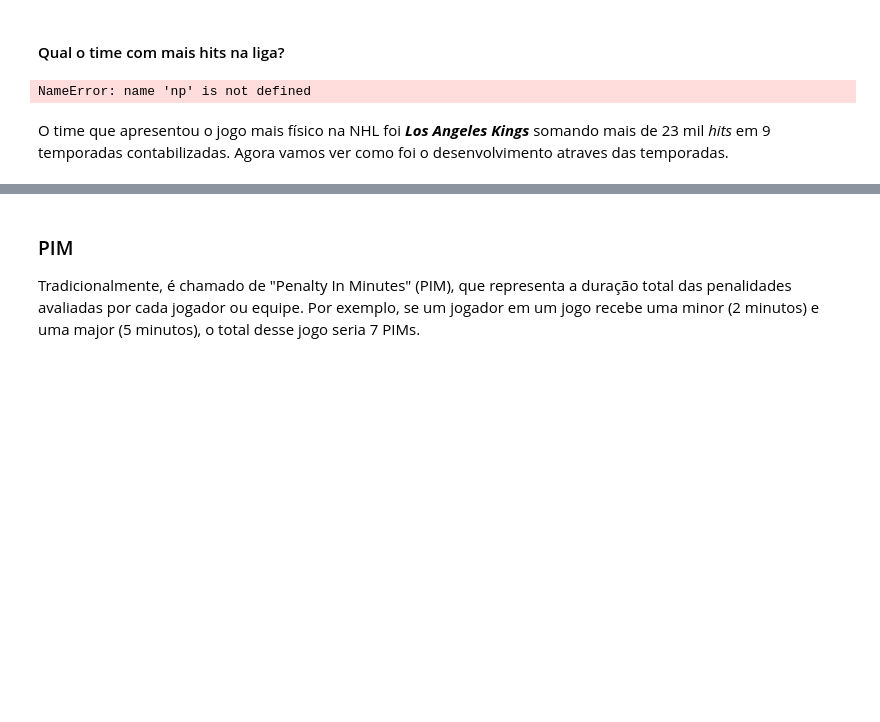
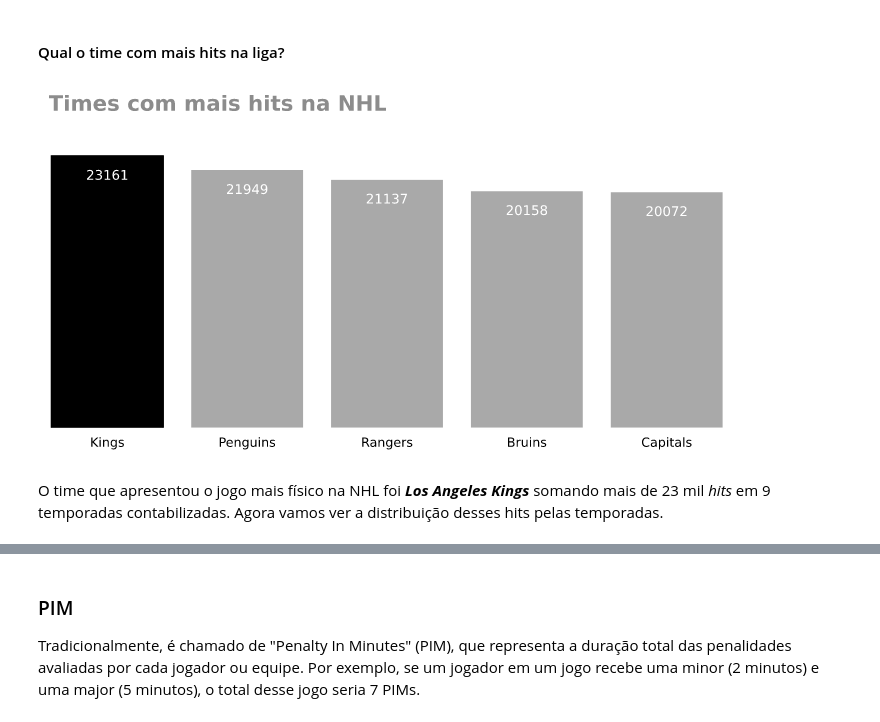
Before and after one commit to DanOakStats/NHL, a Jupyter notebook: eda_data_codeless.ipynb, the cells around one changed output, grey strips where cells are left out. Saved outputs shown, nothing was run; the diff lists cells and outputs as text; code cells hidden in the pictures; blank space fills up the shorter version.

```diff
--- a/eda_data_codeless.ipynb
+++ b/eda_data_codeless.ipynb
@@ -366,62 +373,8 @@ Quer ver a soma total ou a media dos gols (total ou media): total
 # %% [markdown]
 #### Qual o time com mais hits na liga?
-# %%
-team_hit = nhl_eda.groupby(["team_name"])["hits"].sum().nlargest()
-list(team_hit.index)
-
-x = np.arange(len(list(team_hit.index)))
-width_bar = 0.35
-
-# gerando grafico
-fig, ax = plt.subplots(figsize=(8, 4))
-rects1 = ax.bar(x, team_hit, label=list(team_hit.index), color='darkgrey')
-
-#criar função para dar labels automaticamente
-def autolabel(rects):
-    for rect in rects:
-        height = rect.get_height()
-        ax.annotate(
-                    '{}'.format(height),
-                    xy=(rect.get_x() + rect.get_width()/2,  height),
-                    xytext=(0, -20),  # offset
-                    textcoords="offset points",
-                    ha='center',
-                    va='bottom',
-                    fontsize=10,
-                    color="white",
-                    )
-
-# plotar labels dentro das barras
-autolabel(rects1)
-
-# titulo
-plt.text(-0.42, 27000, "Times com mais hits na NHL", fontsize=16, weight="bold", alpha=0.45)
-
-ax.set_xticks(x)
-ax.set_xticklabels(list(team_hit.index), fontsize=9.5)
-
-
-# estilizando imagem
-ax.spines['top'].set_visible(False)
-ax.spines['right'].set_visible(False)
-ax.spines['left'].set_visible(False)
-ax.spines['bottom'].set_visible(False)
-
-# # remover eixo y
-plt.gca().axes.get_yaxis().set_visible(False)
-
-#  remover xticks do eixo x
-plt.tick_params(
-    axis='both',
-    which='both',
-    bottom=False,
-    top=False,
-    left=False,
-    labelbottom=True)
-
-ax.patches[0].set_color('black')
-plt.tight_layout()
-# %% [output]
-NameError: name 'np' is not defined
+# %%
+Image(filename="images/hits.png")
+# %% [output]
+[figure, added]
 # %% [markdown]
-O time que apresentou o jogo mais físico na NHL foi ***Los Angeles Kings*** somando mais de 23 mil *hits* em 9 temporadas contabilizadas. Agora vamos ver como foi o desenvolvimento atraves das temporadas.
+O time que apresentou o jogo mais físico na NHL foi ***Los Angeles Kings*** somando mais de 23 mil *hits* em 9 temporadas contabilizadas. Agora vamos ver a distribuição desses hits pelas temporadas.
```
Also changed, not shown: parts of 12 cells of this notebook.
